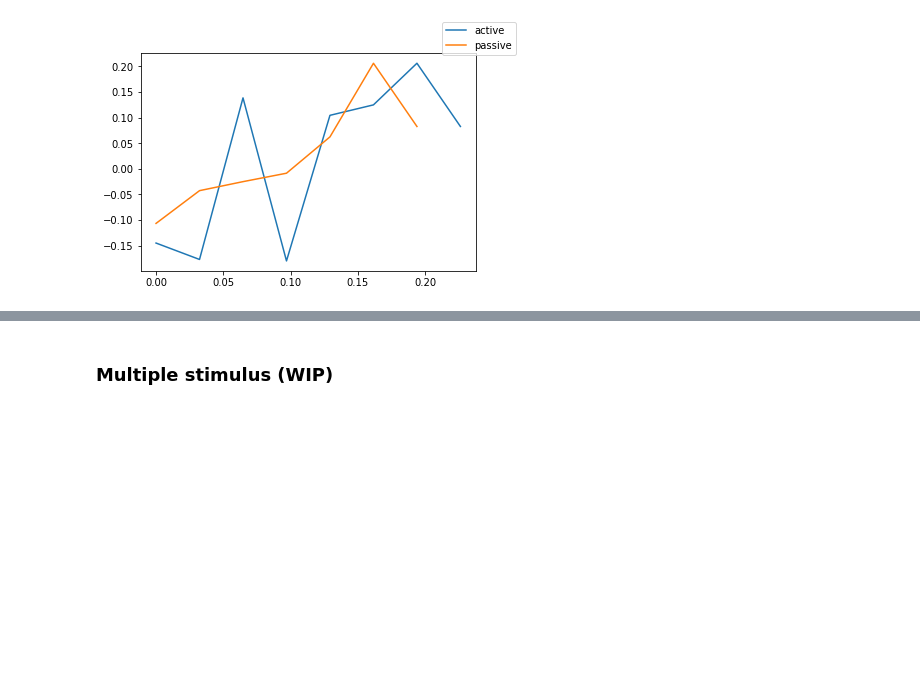
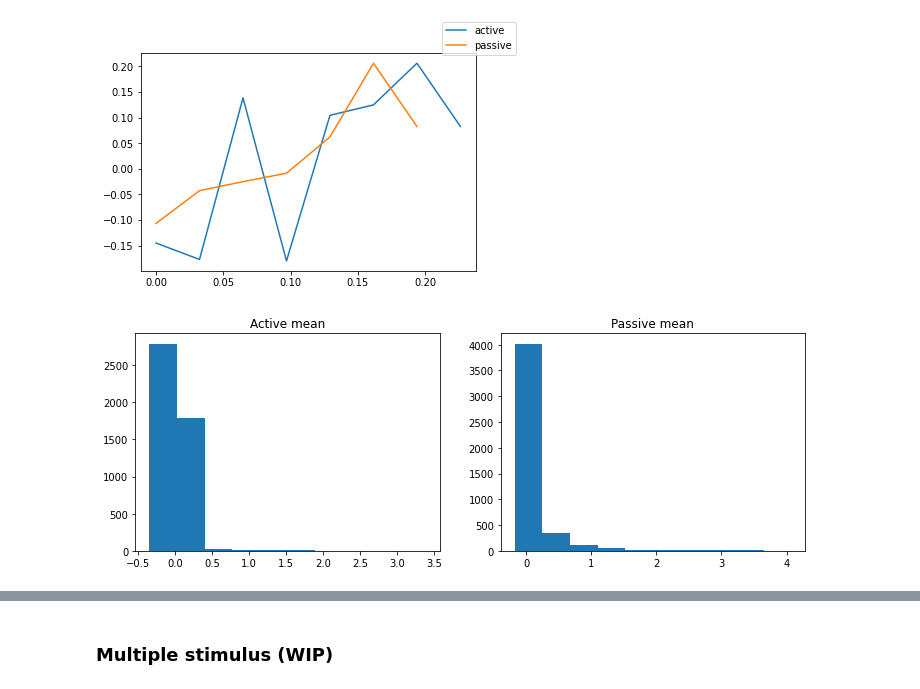
Before and after one commit to seungjaeryanlee/nma-cn-project, a Jupyter notebook: outdated_notebooks/starter-v2.ipynb, the cells around one changed output, grey strips where cells are left out. Saved outputs shown, nothing was run; the diff lists cells and outputs as text; code cells hidden in the pictures; blank space fills up the shorter version.

```diff
--- a/starter-v2.ipynb
+++ b/outdated_notebooks/starter-v2.ipynb
@@ -745,3 +745,29 @@ fig.legend()
 fig.show()
 # %% [output]
 [figure]
+# %%
+active_dff_means = []
+active_dff_stds = []
+for start_time in active_stimulus_start_times:
+    dff = get_dff_in_interval(active_experiment, selected_cell_specimen_id, start_time, start_time+0.250)
+    active_dff_means.append(np.mean(dff))
+    active_dff_stds.append(np.std(dff))
+# %%
+passive_dff_means = []
+passive_dff_stds = []
+for start_time in passive_stimulus_start_times:
+    dff = get_dff_in_interval(passive_experiment, selected_cell_specimen_id, start_time, start_time+0.250)
+    passive_dff_means.append(np.mean(dff))
+    passive_dff_stds.append(np.std(dff))
+# %%
+fig, axes = plt.subplots(1, 2, figsize=(12, 4))
+
+axes[0].hist(active_dff_means)
+axes[1].hist(passive_dff_means)
+
+axes[0].set_title("Active mean")
+axes[1].set_title("Passive mean")
+
+fig.show()
+# %% [output]
+[figure, added]
```
Also changed, not shown: parts of 1 cell of this notebook, 1 other file.
